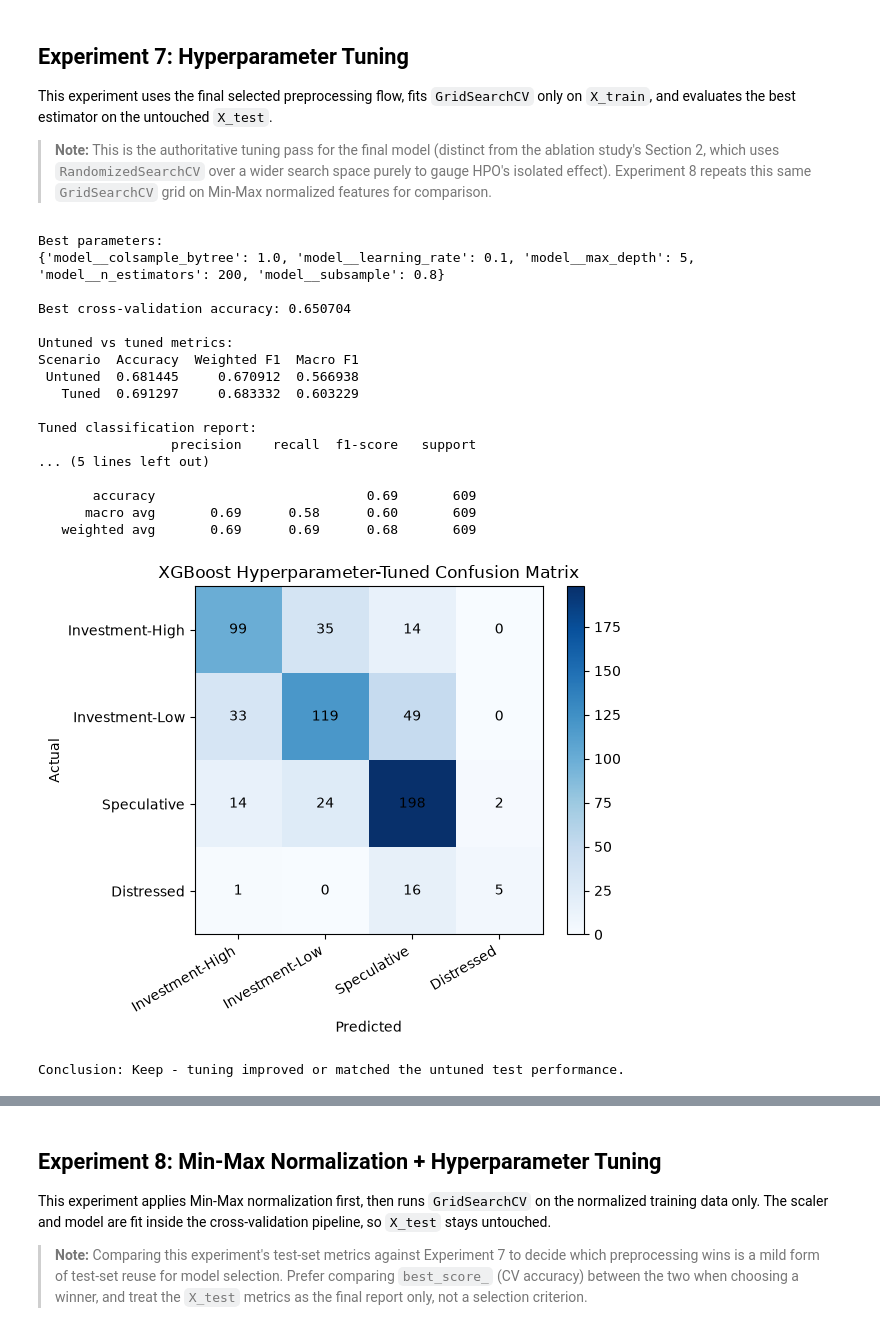
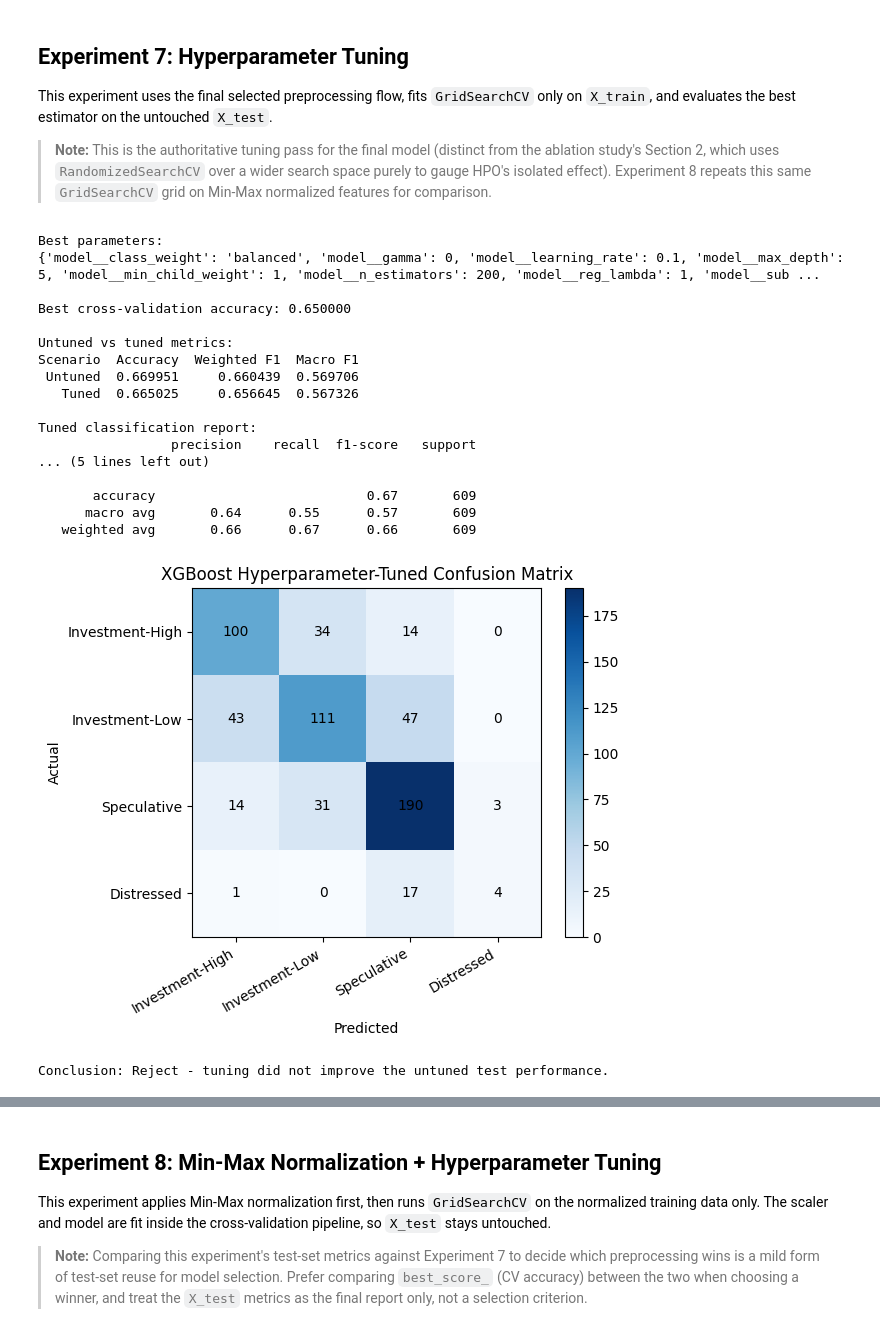
Before and after one commit to nicholas24042626/CreditSight, a Jupyter notebook: notebook/xgboost/xgboost.ipynb, the cells around one changed output, grey strips where cells are left out. Cells and saved outputs as stored; diff of their text form; code cells hidden in the pictures.

```diff
--- a/notebook/xgboost/xgboost.ipynb
+++ b/notebook/xgboost/xgboost.ipynb
@@ -796,7 +1041,12 @@ from sklearn.model_selection import GridSearchCV, StratifiedKFold
 from sklearn.pipeline import Pipeline
 
 final_preprocessor = build_preprocessor(numeric_columns, categorical_columns)
-base_model = clone(pipeline.named_steps["model"])
+
+# Improvement 1: use the class-weight-aware wrapper instead of a plain XGBClassifier so
+# GridSearchCV can tune `class_weight` alongside regularization parameters. Defaults
+# (random_state=42, eval_metric="mlogloss", class_weight=None) reproduce the original
+# Step 5/6 baseline exactly when class_weight stays None.
+base_model = XGBClassifierWithClassWeight(random_state=42, eval_metric="mlogloss", colsample_bytree=0.9)
 
 untuned_pipeline = Pipeline(
     steps=[
@@ -817,12 +1067,18 @@ search = GridSearchCV(
         ]
     ),
     param_grid={
-    "model__n_estimators": [100, 200],
-    "model__max_depth": [3, 5],
-    "model__learning_rate": [0.05, 0.1],
-    "model__subsample": [0.8, 1.0],
-    "model__colsample_bytree": [0.8, 1.0],
-},
+        "model__n_estimators": [100, 200],
+        "model__max_depth": [3, 5],
+        "model__learning_rate": [0.05, 0.1],
+        "model__subsample": [0.8, 1.0],
+        # Improvement 1: class rebalancing and overfitting-control parameters, tuned
+        # exactly like RF's class_weight / min_samples_leaf are tuned in its own
+        # Experiment 7, so neither model is favored by an unfair search space.
+        "model__class_weight": [None, "balanced"],
+        "model__min_child_weight": [1, 5],
+        "model__gamma": [0, 0.5],
+        "model__reg_lambda": [1, 5],
+    },
     cv=StratifiedKFold(n_splits=5, shuffle=True, random_state=42),
     scoring="accuracy",
     n_jobs=-1,
@@ -877,42 +1133,42 @@ ax.set_title("XGBoost Hyperparameter-Tuned Confusion Matrix")
 for row_index in range(cm.shape[0]):
     for column_index in range(cm.shape[1]):
         ax.text(column_index, row_index, cm[row_index, column_index], ha="center", va="center", color="black")
 
 fig.colorbar(im, ax=ax, fraction=0.046, pad=0.04)
 plt.tight_layout()
 plt.show()
 
 if tuned_metrics["accuracy"] > untuned_metrics["accuracy"] or (
     tuned_metrics["accuracy"] == untuned_metrics["accuracy"]
     and tuned_metrics["weighted_f1"] >= untuned_metrics["weighted_f1"]
 ):
     conclusion = "Keep"
     reason = "tuning improved or matched the untuned test performance."
 else:
     conclusion = "Reject"
     reason = "tuning did not improve the untuned test performance."
 
 print(f"Conclusion: {conclusion} - {reason}")
 # %% [output]
 Best parameters:
-{'model__colsample_bytree': 1.0, 'model__learning_rate': 0.1, 'model__max_depth': 5, 'model__n_estimators': 200, 'model__subsample': 0.8}
+{'model__class_weight': 'balanced', 'model__gamma': 0, 'model__learning_rate': 0.1, 'model__max_depth': 5, 'model__min_child_weight': 1, 'model__n_estimators': 200, 'model__reg_lambda': 1, 'model__sub ...
 
-Best cross-validation accuracy: 0.650704
+Best cross-validation accuracy: 0.650000
 
 Untuned vs tuned metrics:
 Scenario  Accuracy  Weighted F1  Macro F1
- Untuned  0.681445     0.670912  0.566938
-   Tuned  0.691297     0.683332  0.603229
+ Untuned  0.669951     0.660439  0.569706
+   Tuned  0.665025     0.656645  0.567326
 
 Tuned classification report:
                  precision    recall  f1-score   support
 ... (5 lines left out)
 
-       accuracy                           0.69       609
-      macro avg       0.69      0.58      0.60       609
-   weighted avg       0.69      0.69      0.68       609
+       accuracy                           0.67       609
+      macro avg       0.64      0.55      0.57       609
+   weighted avg       0.66      0.67      0.66       609
-[figure, old version]
+[figure, new version]
-Conclusion: Keep - tuning improved or matched the untuned test performance.
+Conclusion: Reject - tuning did not improve the untuned test performance.
 # %%
 # Preserve Experiment 7 for the final XGBoost SHAP analysis
 experiment7_best_pipeline = best_pipeline
```
Also changed, not shown: parts of 70 cells of this notebook.
